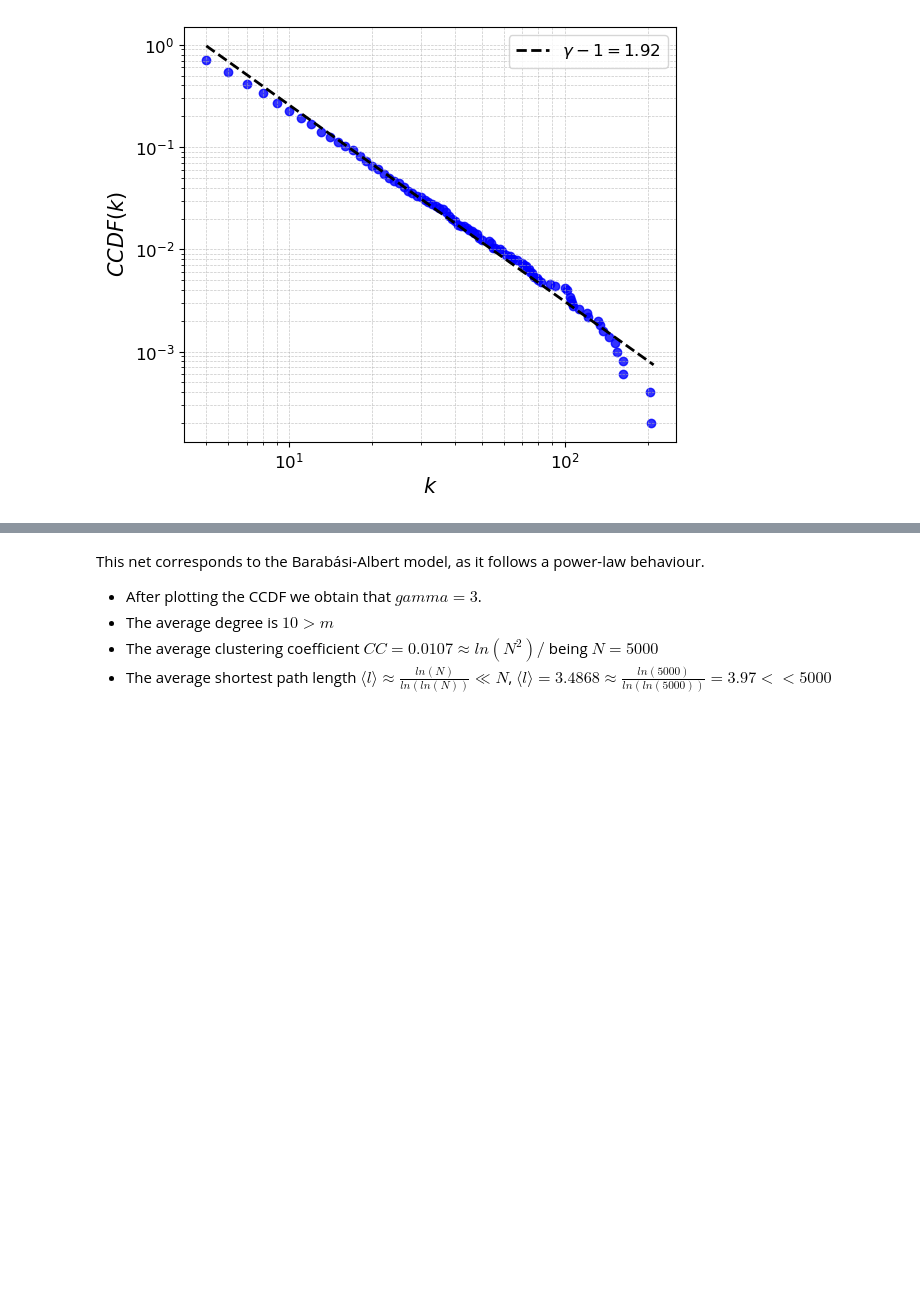
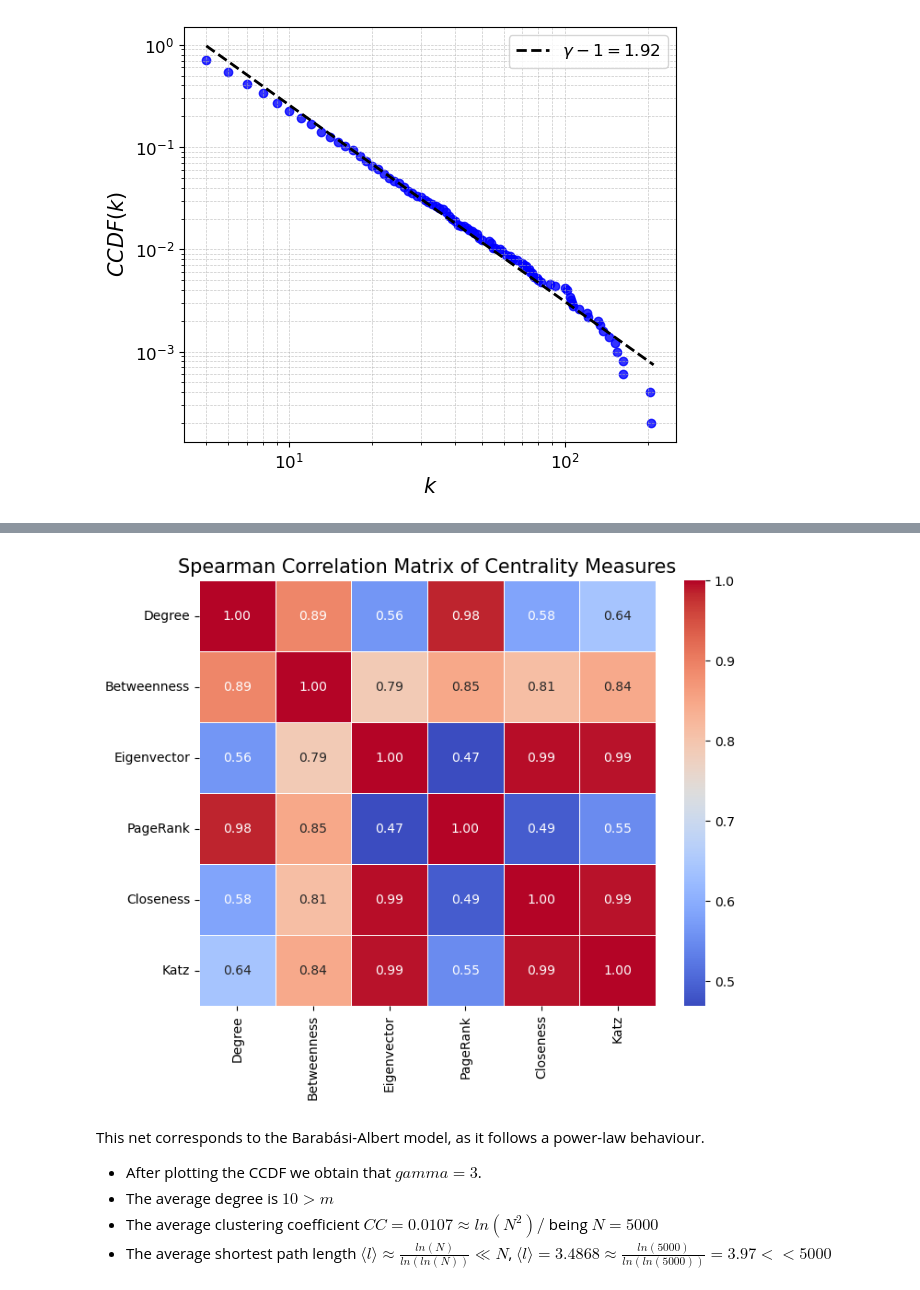
Before and after one commit to imiguelrodriguez/A1_ComplexNetworks, a Jupyter notebook: networks_analyzer.ipynb, the cells around one changed output, grey strips where cells are left out. Saved outputs shown, nothing was run; the diff lists cells and outputs as text; code cells hidden in the pictures; blank space fills up the shorter version.

```diff
--- a/networks_analyzer.ipynb
+++ b/networks_analyzer.ipynb
@@ -381,3 +393,7 @@ net4.extract_microscopic_features()
+# %%
+net4.plot_spearman_centrality_correlation()
+# %% [output]
+[figure, added]
 # %% [markdown]
 This net corresponds to the Barabási-Albert model, as it follows a power-law behaviour.
 - After plotting the CCDF we obtain that $gamma = 3$.
```
Also changed, not shown: parts of 9 cells of this notebook, 1 other file.
